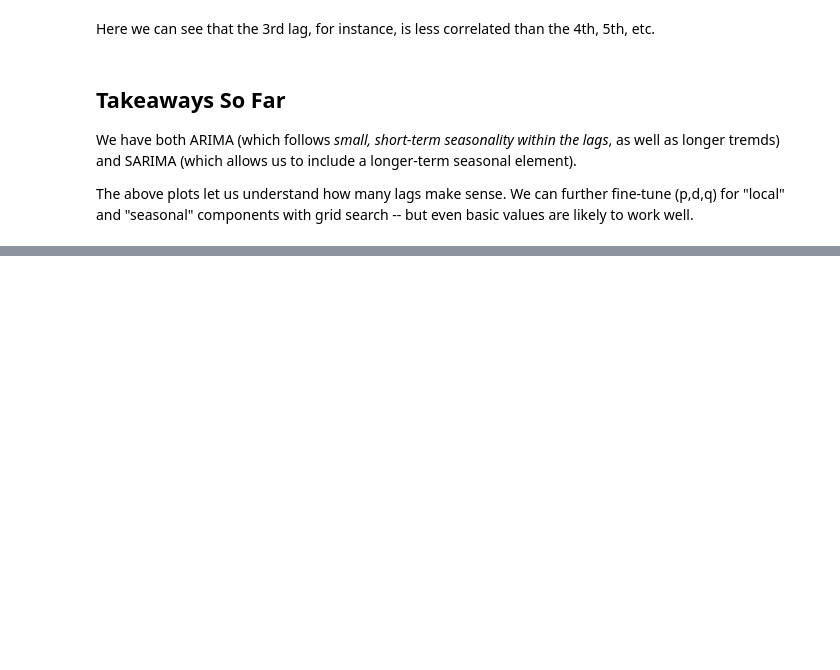
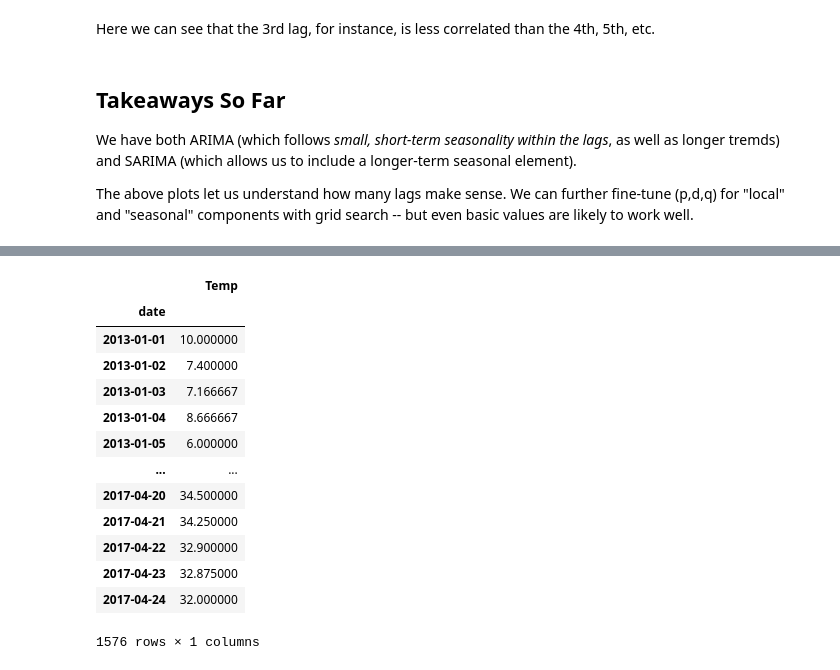
Before and after one commit to zackives/upenn-cis5450-hw, a Jupyter notebook: ARIMA_SARIMA_more.ipynb, the cells around one changed output, grey strips where cells are left out. Cells and saved outputs as stored; diff of their text form; code cells hidden in the pictures; blank space fills up the shorter version.

```diff
--- a/ARIMA_SARIMA_more.ipynb
+++ b/ARIMA_SARIMA_more.ipynb
@@ -115,3 +126,23 @@ Total fit time: 117.950 seconds
+# %%
+temps2 = temps.copy()
+temps2.index = pd.DatetimeIndex(temps.index).to_period('D')
+# %%
+temps2
+# %% [output]
+|  | Temp |
+| date |  |
+| 2013-01-01 | 10.000000 |
+| 2013-01-02 | 7.400000 |
+| 2013-01-03 | 7.166667 |
+| 2013-01-04 | 8.666667 |
+| 2013-01-05 | 6.000000 |
+| ... | ... |
+| 2017-04-20 | 34.500000 |
+| 2017-04-21 | 34.250000 |
+| 2017-04-22 | 32.900000 |
+| 2017-04-23 | 32.875000 |
+| 2017-04-24 | 32.000000 |
+1576 rows × 1 columns
 # %%
 import statsmodels.api as sm
 
```
Also changed, not shown: parts of 13 cells of this notebook.
